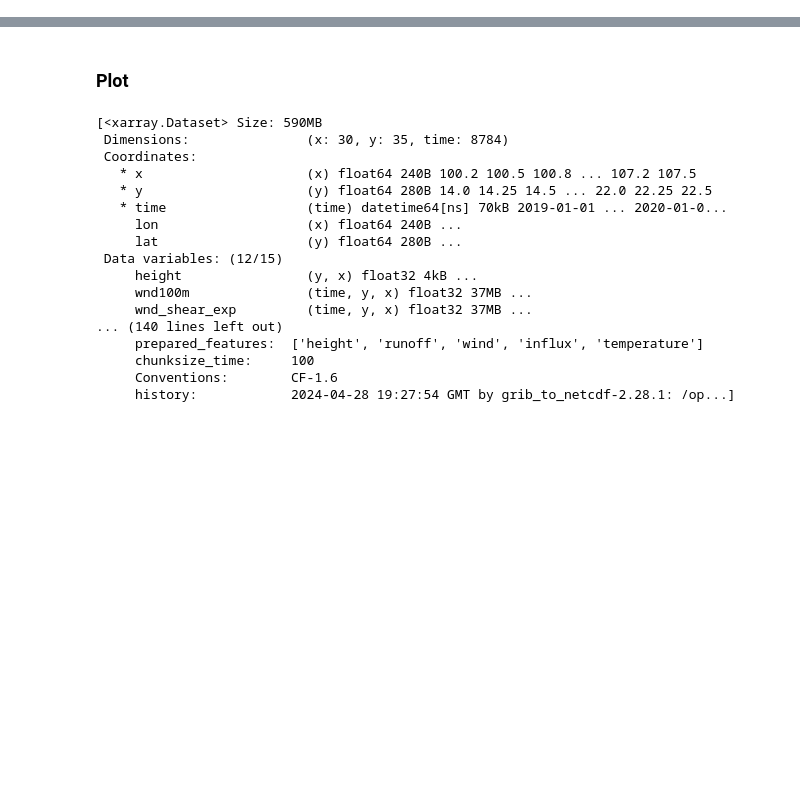
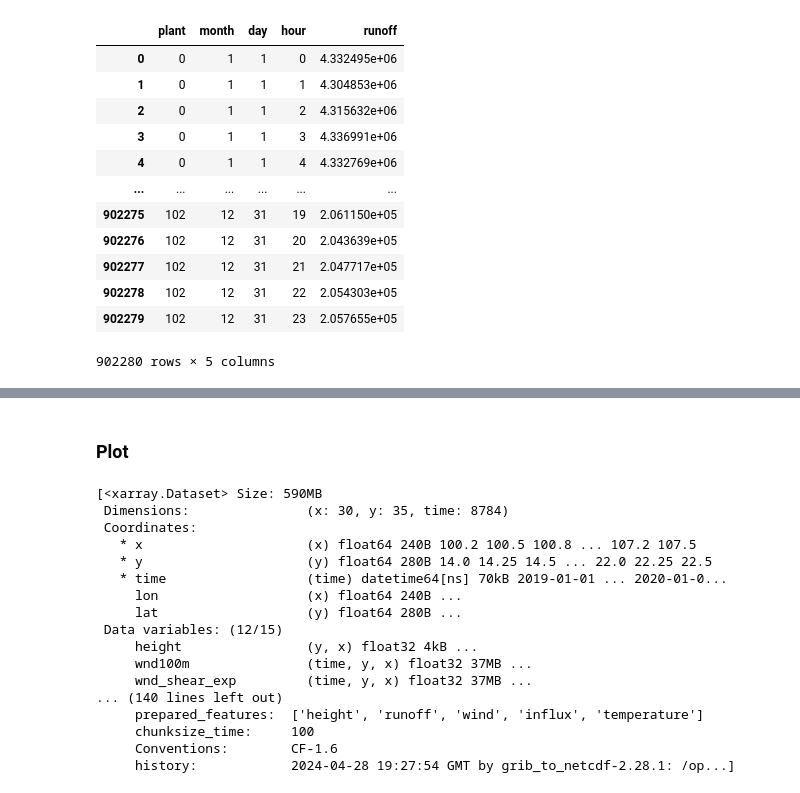
Before and after one commit to lukasschirren/GeoH2-Laos, a Jupyter notebook: capacity_factor_avg.ipynb, the cells around one changed output, grey strips where cells are left out. Saved outputs shown, nothing was run; the diff lists cells and outputs as text; code cells hidden in the pictures; blank space fills up the shorter version.

```diff
--- a/capacity_factor_avg.ipynb
+++ b/capacity_factor_avg.ipynb
@@ -22,0 +64,23 @@ cutout_files
+# %%
+# Step 2: Group by plant, month, day, and hour to calculate the average
+averaged_runoff_grouped = (
+    hourly_runoff_df.groupby(["plant", "month", "day", "hour"])["runoff"]
+    .mean()
+    .reset_index()
+)
+
+averaged_runoff_grouped
+# %% [output]
+|  | plant | month | day | hour | runoff |
+| 0 | 0 | 1 | 1 | 0 | 4.332495e+06 |
+| 1 | 0 | 1 | 1 | 1 | 4.304853e+06 |
+| 2 | 0 | 1 | 1 | 2 | 4.315632e+06 |
+| 3 | 0 | 1 | 1 | 3 | 4.336991e+06 |
+| 4 | 0 | 1 | 1 | 4 | 4.332769e+06 |
+| ... | ... | ... | ... | ... | ... |
+| 902275 | 102 | 12 | 31 | 19 | 2.061150e+05 |
+| 902276 | 102 | 12 | 31 | 20 | 2.043639e+05 |
+| 902277 | 102 | 12 | 31 | 21 | 2.047717e+05 |
+| 902278 | 102 | 12 | 31 | 22 | 2.054303e+05 |
+| 902279 | 102 | 12 | 31 | 23 | 2.057655e+05 |
+902280 rows × 5 columns
```
Also changed, not shown: parts of 28 cells of this notebook, 1 other file.
